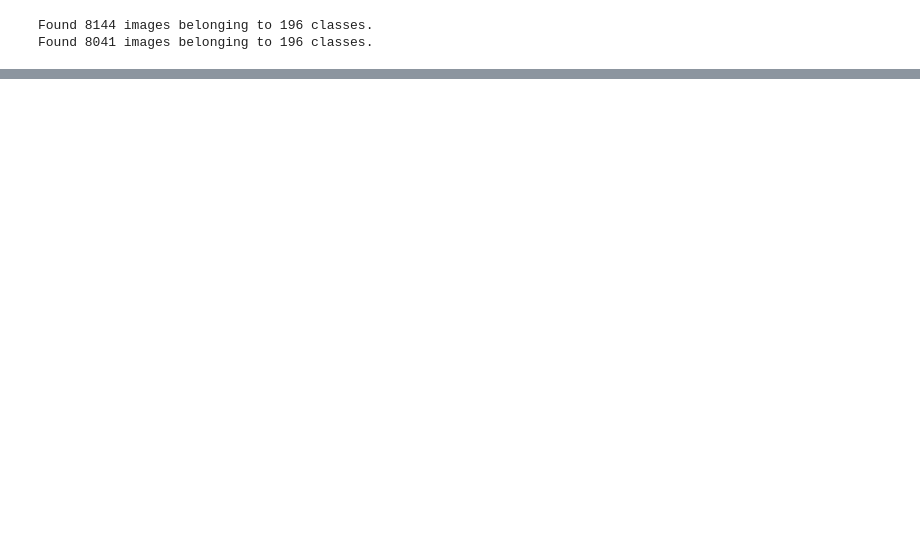
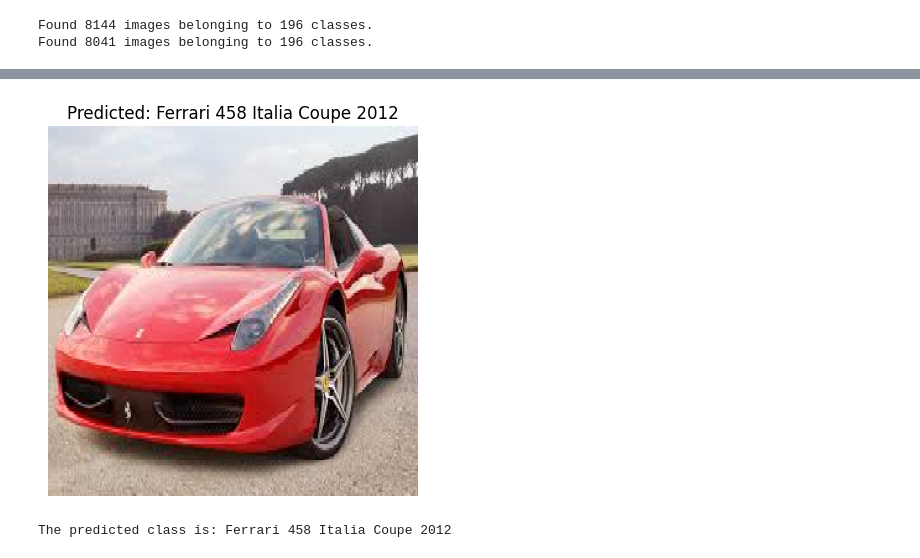
Before and after one commit to mohamedhanfi/Car-Type-Classification, a Jupyter notebook: Xception.ipynb, the cells around one changed output, grey strips where cells are left out. Cells and saved outputs as stored; diff of their text form; code cells hidden in the pictures; blank space fills up the shorter version.

```diff
--- a/Xception.ipynb
+++ b/Xception.ipynb
@@ -164,0 +304,45 @@ Epoch 10/10
+# %%
+from tensorflow.keras.models import load_model
+
+# Load the saved model
+model = load_model('best_model.keras')
+# %%
+import numpy as np
+from tensorflow.keras.preprocessing.image import load_img, img_to_array
+import matplotlib.pyplot as plt
+
+def prediction(image_path, model, class_indices, target_size=(299, 299)):
+
+    # Preprocess the image
+    def preprocess_image(image_path, target_size=(299, 299)):
+        img = load_img(image_path, target_size=target_size)
+        img_array = img_to_array(img)
+        img_array = img_array / 255.0
+        return np.expand_dims(img_array, axis=0)
+
+    # Preprocess the input image
+    preprocessed_image = preprocess_image(image_path, target_size)
+
+    # Make prediction
+    predictions = model.predict(preprocessed_image)
+    predicted_label = np.argmax(predictions, axis=1)[0]
+
+    # Map the predicted label to the class name
+    class_labels = {v: k for k, v in class_indices.items()}
+    predicted_class = class_labels[predicted_label]
+
+    # Display the image with the prediction
+    img = load_img(image_path, target_size=target_size)
+    plt.imshow(img)
+    plt.title(f"Predicted: {predicted_class}")
+    plt.axis('off')
+    plt.show()
+
+    return predicted_class
+# %%
+# Call the function
+image_path = "images.jpeg"  # Replace with your image path
+predicted_class = prediction(image_path, model, train_data.class_indices)
+
+print(f"The predicted class is: {predicted_class}")
+# %% [output]
@@ -164,0 +350,2 @@ Epoch 10/10
+[figure, added]
+The predicted class is: Ferrari 458 Italia Coupe 2012
```
Also changed, not shown: parts of 18 cells of this notebook.
